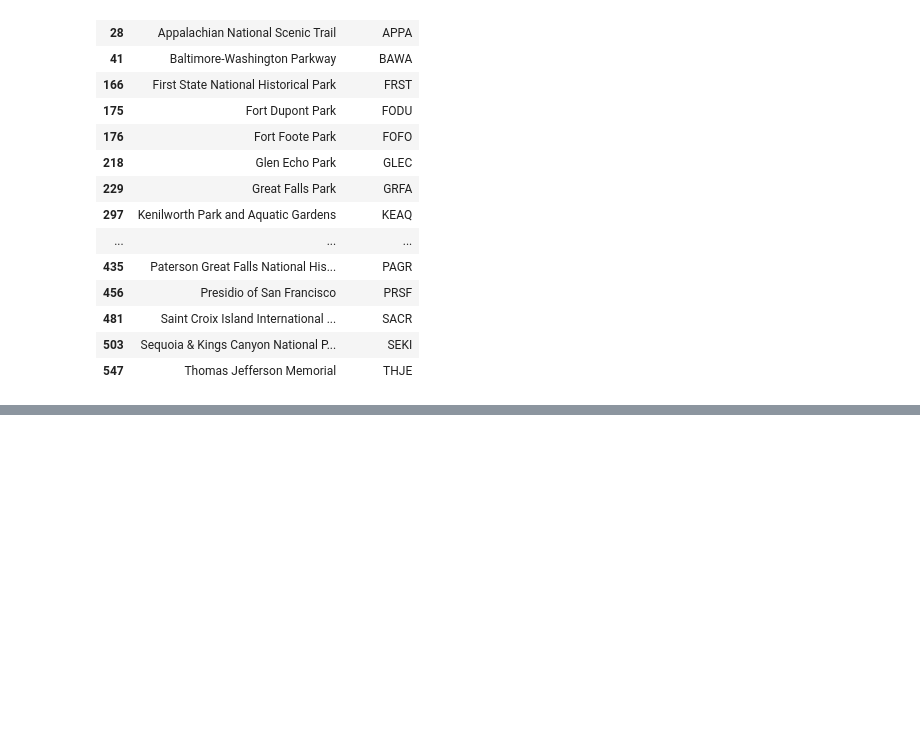
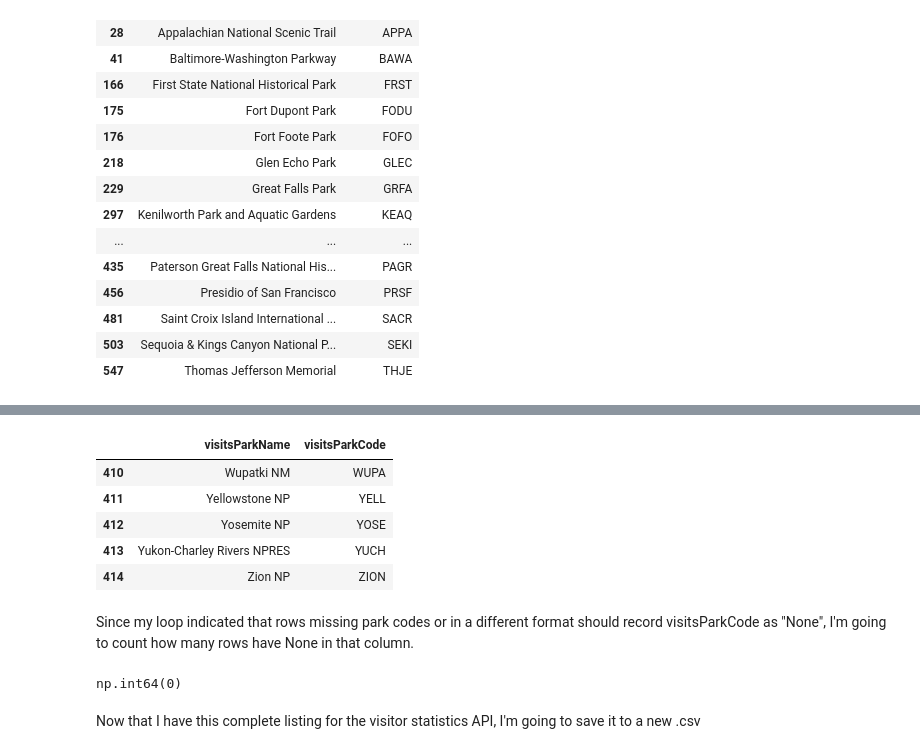
Before and after one commit to jeccalong/NPS_mini_project, a Jupyter notebook: Notebooks/NPS_mini_project.ipynb, the cells around one changed output, grey strips where cells are left out. Drawn from its saved outputs; the diff is of its cells as text; code cells hidden in the pictures; blank space fills up the shorter version.

```diff
--- a/Notebooks/NPS_mini_project.ipynb
+++ b/Notebooks/NPS_mini_project.ipynb
@@ -1584,0 +1680,19 @@ These are only exact matches, and not the fields that say "See XXXX". I need to
+# %%
+df_visit_codes.tail(
+
+)
+# %% [output]
+|  | visitsParkName | visitsParkCode |
+| 410 | Wupatki NM | WUPA |
+| 411 | Yellowstone NP | YELL |
+| 412 | Yosemite NP | YOSE |
+| 413 | Yukon-Charley Rivers NPRES | YUCH |
+| 414 | Zion NP | ZION |
+# %% [markdown]
+Since my loop indicated that rows missing park codes or in a different format should record visitsParkCode as "None", I'm going to count how many rows have None in that column.
+# %%
+(df_visit_codes["visitsParkCode"] == "None").sum()
+# %% [output]
+np.int64(0)
+# %% [markdown]
+Now that I have this complete listing for the visitor statistics API, I'm going to save it to a new .csv
```
Also changed, not shown: parts of 16 cells of this notebook, 4 other files.
